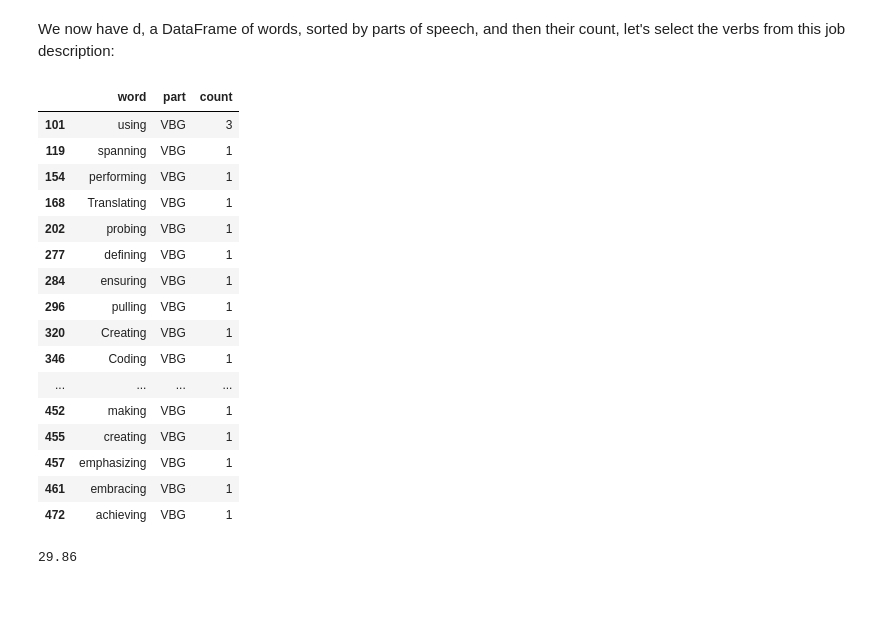
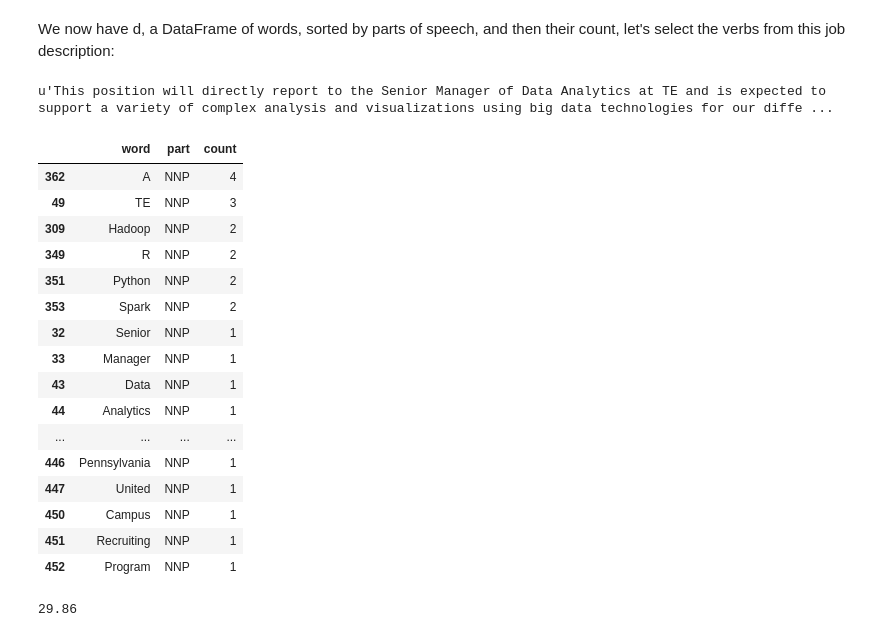
Before and after one commit to franklinmarsh/nl_resume, a Jupyter notebook: nl_resume.ipynb, the cells around one changed output. Saved outputs shown, nothing was run; the diff lists cells and outputs as text; code cells hidden in the pictures; blank space fills up the shorter version.

```diff
--- a/nl_resume.ipynb
+++ b/nl_resume.ipynb
@@ -141,28 +205,32 @@ def WordFrequency(string, return_tag = True):
         return d
 # %% [markdown]
 We now have d, a DataFrame of words, sorted by parts of speech, and then their count, let's select the verbs from this job description:
+# %%
+single_string
+# %% [output]
+u'This position will directly report to the Senior Manager of Data Analytics at TE and is expected to support a variety of complex analysis and visualizations using big data technologies for our diffe ...
 # %%
 d = WordFrequency(single_string, return_tag = False)
 # %%
-d[(d['part'] == 'VBG')]
+d[(d['part'] == 'NNP')]
 # %% [output]
 |  | word | part | count |
-| 101 | using | VBG | 3 |
-| 119 | spanning | VBG | 1 |
-| 154 | performing | VBG | 1 |
-| 168 | Translating | VBG | 1 |
-| 202 | probing | VBG | 1 |
-| 277 | defining | VBG | 1 |
-| 284 | ensuring | VBG | 1 |
-| 296 | pulling | VBG | 1 |
-| 320 | Creating | VBG | 1 |
-| 346 | Coding | VBG | 1 |
+| 362 | A | NNP | 4 |
+| 49 | TE | NNP | 3 |
+| 309 | Hadoop | NNP | 2 |
+| 349 | R | NNP | 2 |
+| 351 | Python | NNP | 2 |
+| 353 | Spark | NNP | 2 |
+| 32 | Senior | NNP | 1 |
+| 33 | Manager | NNP | 1 |
+| 43 | Data | NNP | 1 |
+| 44 | Analytics | NNP | 1 |
 | ... | ... | ... | ... |
-| 452 | making | VBG | 1 |
-| 455 | creating | VBG | 1 |
-| 457 | emphasizing | VBG | 1 |
-| 461 | embracing | VBG | 1 |
-| 472 | achieving | VBG | 1 |
+| 446 | Pennsylvania | NNP | 1 |
+| 447 | United | NNP | 1 |
+| 450 | Campus | NNP | 1 |
+| 451 | Recruiting | NNP | 1 |
+| 452 | Program | NNP | 1 |
 # %%
 grammar = "NP: {<DT>?<JJ>*<NN>}"
 cp = nltk.RegexpParser(grammar)
```
Also changed, not shown: parts of 5 cells of this notebook, 1 other file.
